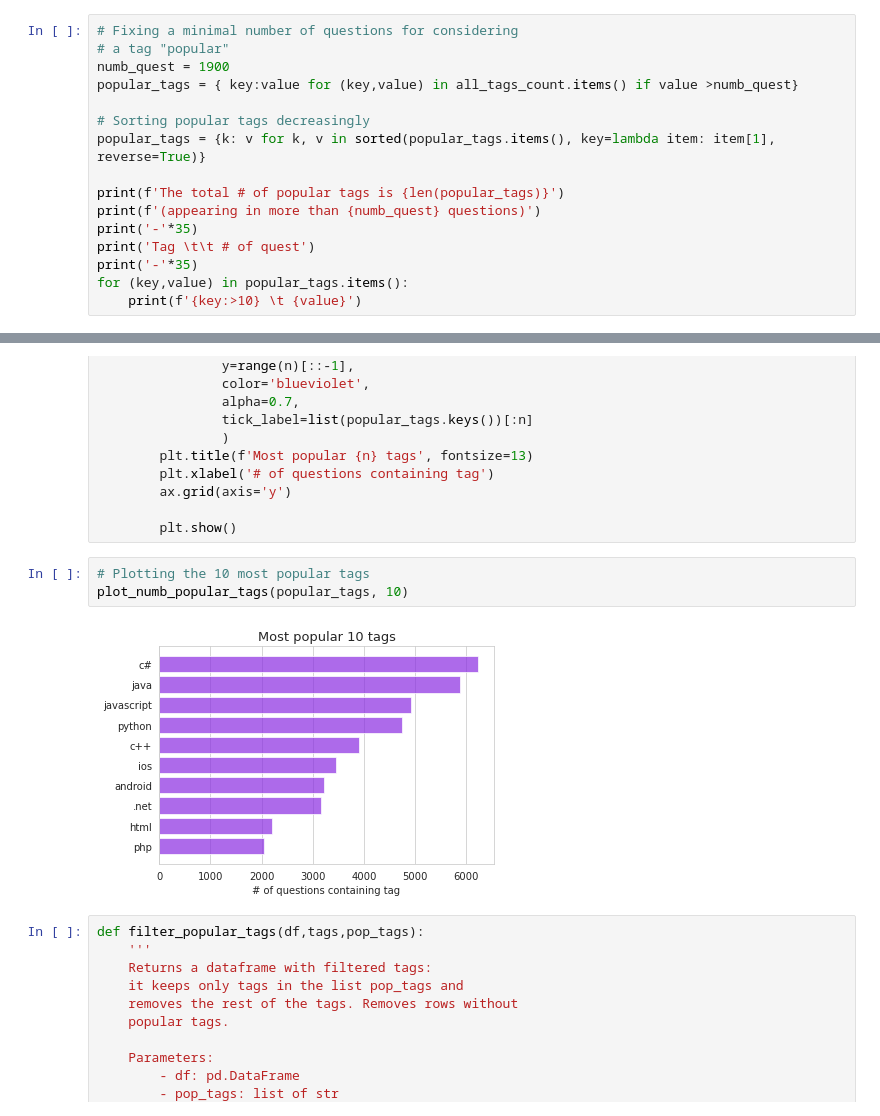
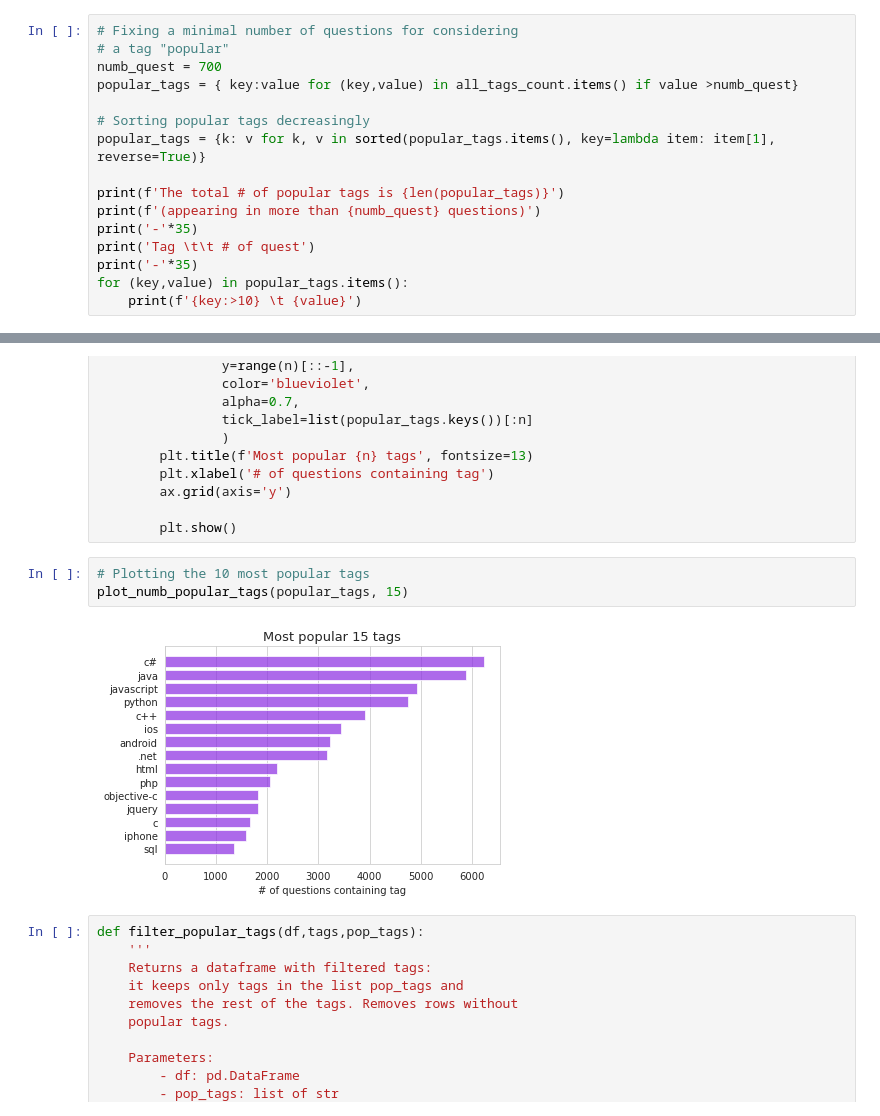
Before and after one commit to ana-bernal/tag-projet_overflow, a Jupyter notebook: preprocessing.ipynb, the cells around one changed output, grey strips where cells are left out. Cells and saved outputs as stored; diff of their text form.

```diff
--- a/preprocessing.ipynb
+++ b/preprocessing.ipynb
@@ -213,7 +213,7 @@ We now choose the more popular tags
 # %%
 # Fixing a minimal number of questions for considering
 # a tag "popular"
-numb_quest = 1900
+numb_quest = 700
 popular_tags = { key:value for (key,value) in all_tags_count.items() if value >numb_quest}
 
 # Sorting popular tags decreasingly
@@ -269,9 +271,9 @@ def plot_numb_popular_tags(popular_tags,n):
         plt.show()
 # %%
 # Plotting the 10 most popular tags
-plot_numb_popular_tags(popular_tags, 10)
+plot_numb_popular_tags(popular_tags, 15)
 # %% [output]
-[figure, old version]
+[figure, new version]
 # %%
 def filter_popular_tags(df,tags,pop_tags):
     '''
```
Also changed, not shown: parts of 23 cells of this notebook, 1 other file.
